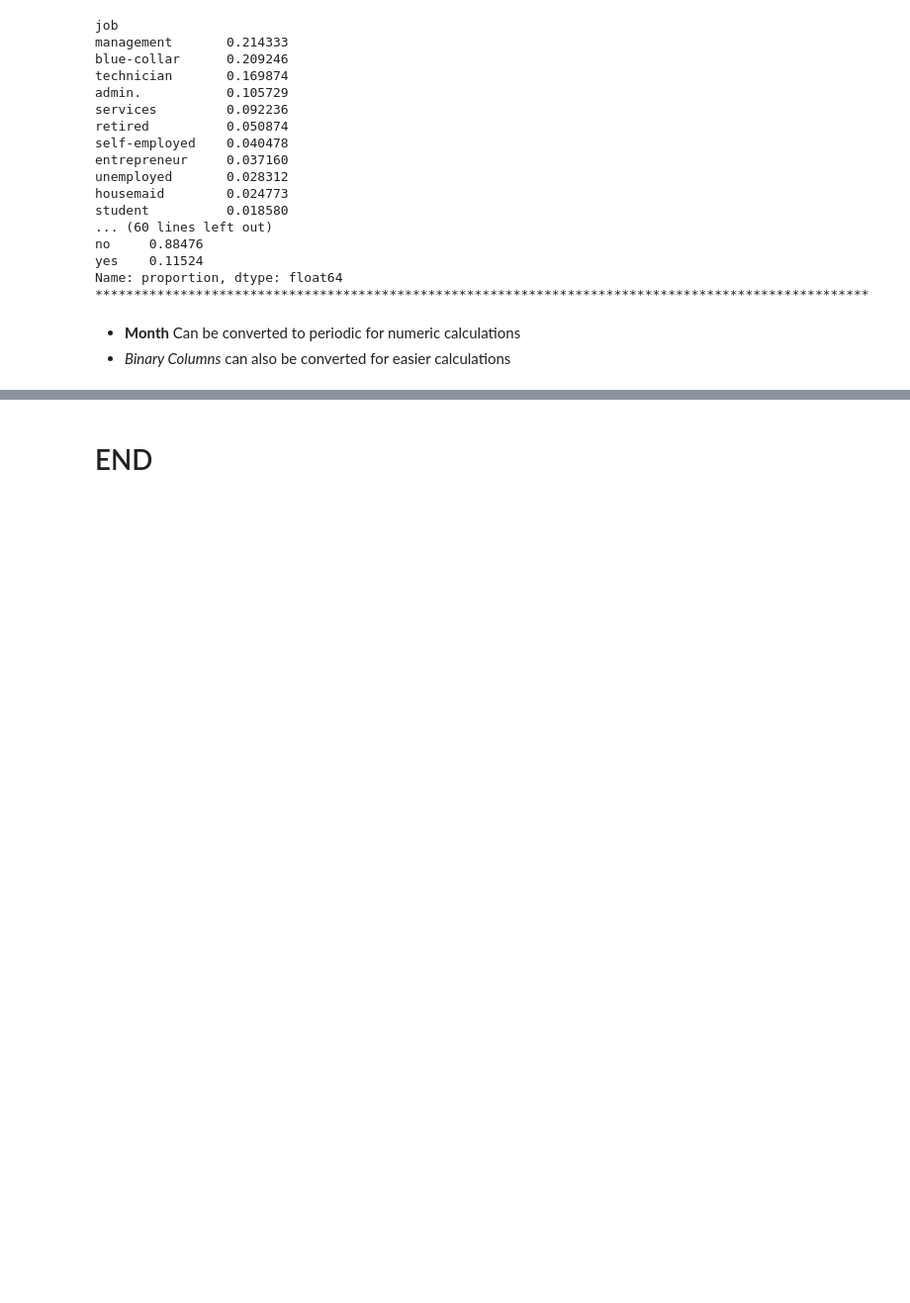
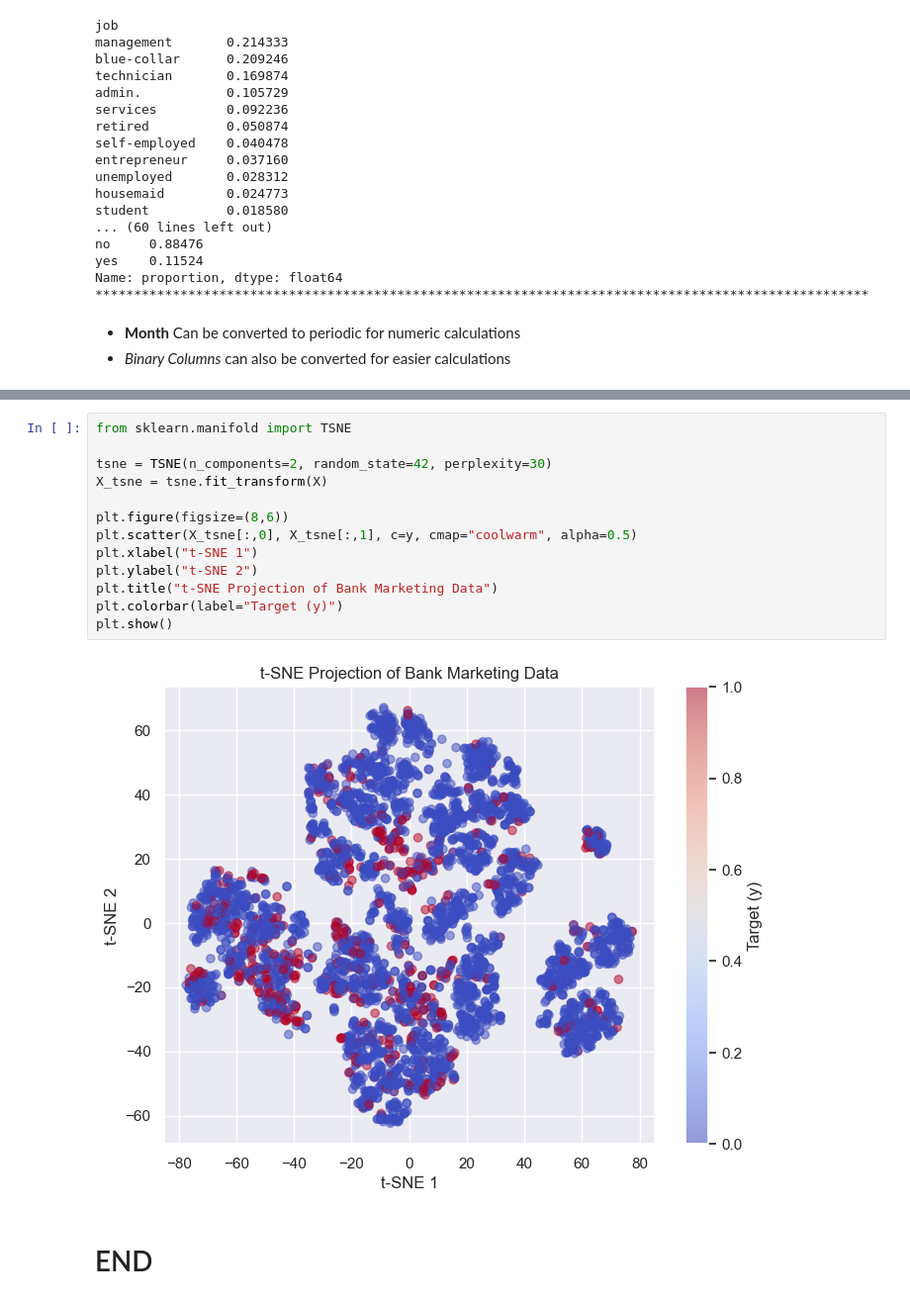
Before and after one commit to ShirsenduRyo/06-Segmentations, a Jupyter notebook: notebooks/0 The EDA.ipynb, the cells around one changed output, grey strips where cells are left out. Shown at 99% size. Drawn from its saved outputs; the diff is of its cells as text; blank space fills up the shorter version.

```diff
--- a/notebooks/0 The EDA.ipynb
+++ b/notebooks/0 The EDA.ipynb
@@ -203,2 +324,17 @@ pd.crosstab(data_df['age_group'], data_df['y'], normalize='index')
+# %%
+from sklearn.manifold import TSNE
+
+tsne = TSNE(n_components=2, random_state=42, perplexity=30)
+X_tsne = tsne.fit_transform(X)
+
+plt.figure(figsize=(8,6))
+plt.scatter(X_tsne[:,0], X_tsne[:,1], c=y, cmap="coolwarm", alpha=0.5)
+plt.xlabel("t-SNE 1")
+plt.ylabel("t-SNE 2")
+plt.title("t-SNE Projection of Bank Marketing Data")
+plt.colorbar(label="Target (y)")
+plt.show()
+# %% [output]
+[figure, added]
 # %% [markdown]
 # END
```
Also changed, not shown: parts of 24 cells of this notebook.
